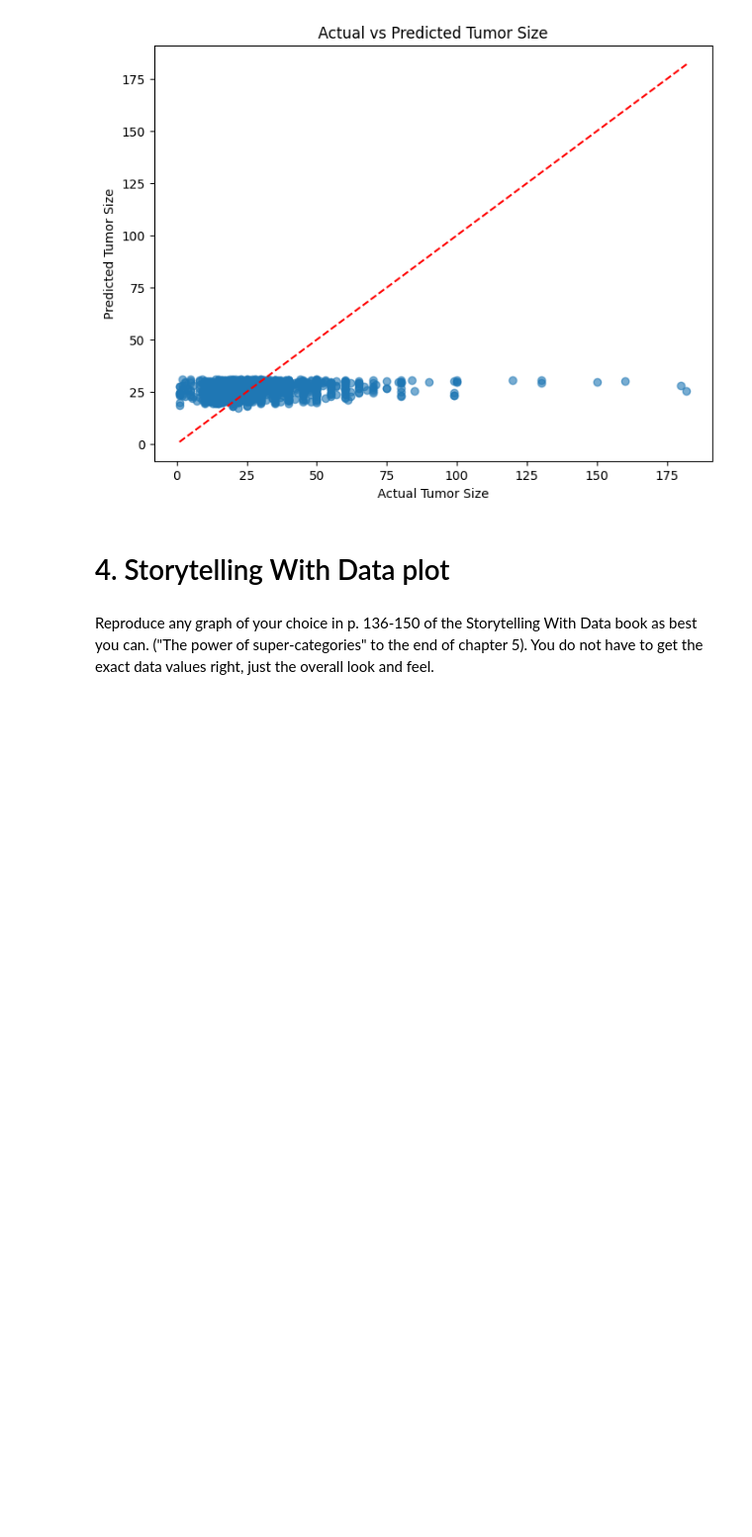
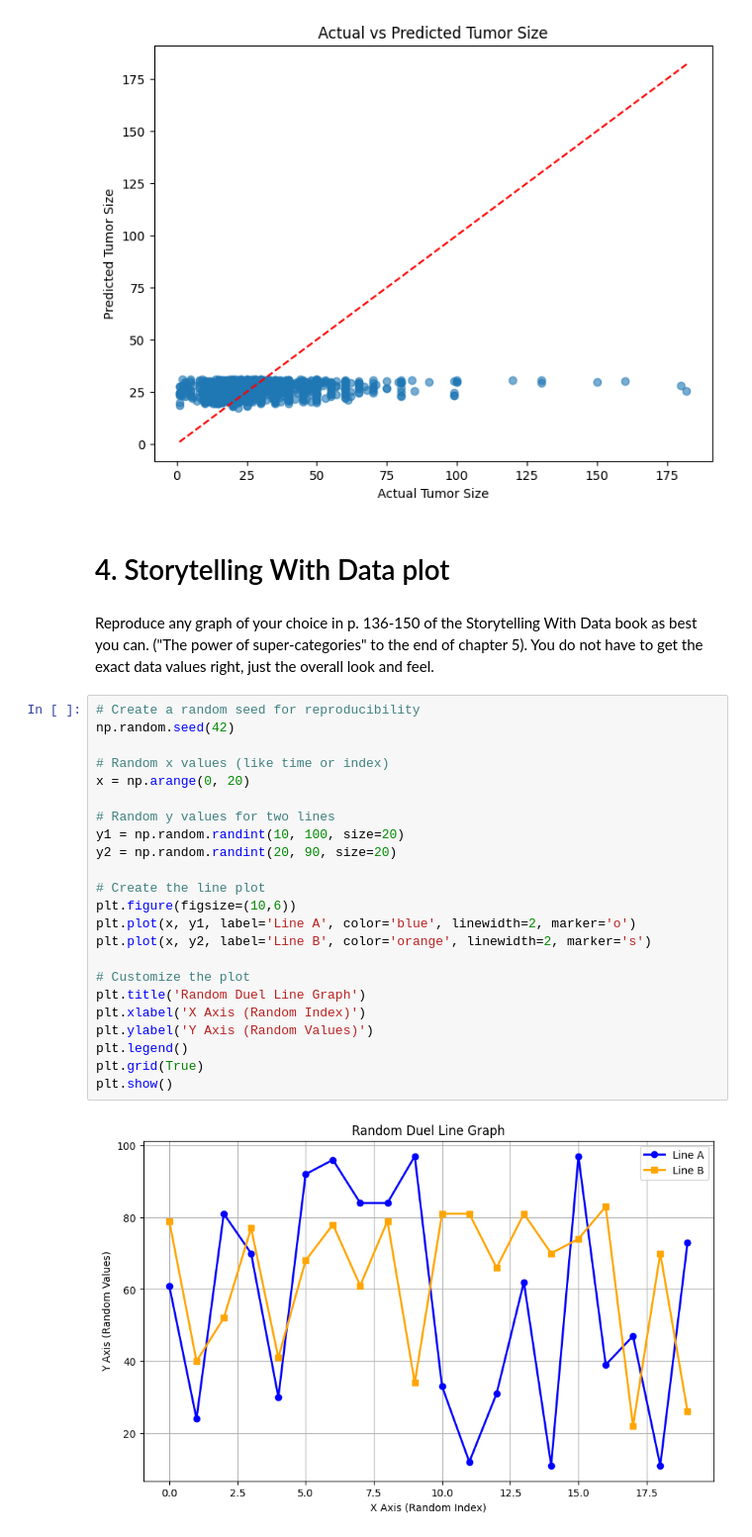
Before and after one commit to uglyirlshinwoo/OMDS-ModB2-Week9-Ahn-John, a Jupyter notebook: Week9.ipynb, the cells around one changed output. Shown: that part at 99% size. Drawn from its saved outputs; the diff is of its cells as text; blank space fills up the shorter version.

```diff
--- a/Week9.ipynb
+++ b/Week9.ipynb
@@ -165,3 +165,28 @@ plt.show()
 # 4. Storytelling With Data plot
 # %% [markdown]
 Reproduce any graph of your choice in p. 136-150 of the Storytelling With Data book as best you can. ("The power of super-categories" to the end of chapter 5). You do not have to get the exact data values right, just the overall look and feel.
+# %%
+# Create a random seed for reproducibility
+np.random.seed(42)
+
+# Random x values (like time or index)
+x = np.arange(0, 20)
+
+# Random y values for two lines
+y1 = np.random.randint(10, 100, size=20)
+y2 = np.random.randint(20, 90, size=20)
+
+# Create the line plot
+plt.figure(figsize=(10,6))
+plt.plot(x, y1, label='Line A', color='blue', linewidth=2, marker='o')
+plt.plot(x, y2, label='Line B', color='orange', linewidth=2, marker='s')
+
+# Customize the plot
+plt.title('Random Duel Line Graph')
+plt.xlabel('X Axis (Random Index)')
+plt.ylabel('Y Axis (Random Values)')
+plt.legend()
+plt.grid(True)
+plt.show()
+# %% [output]
+[figure, added]
```
